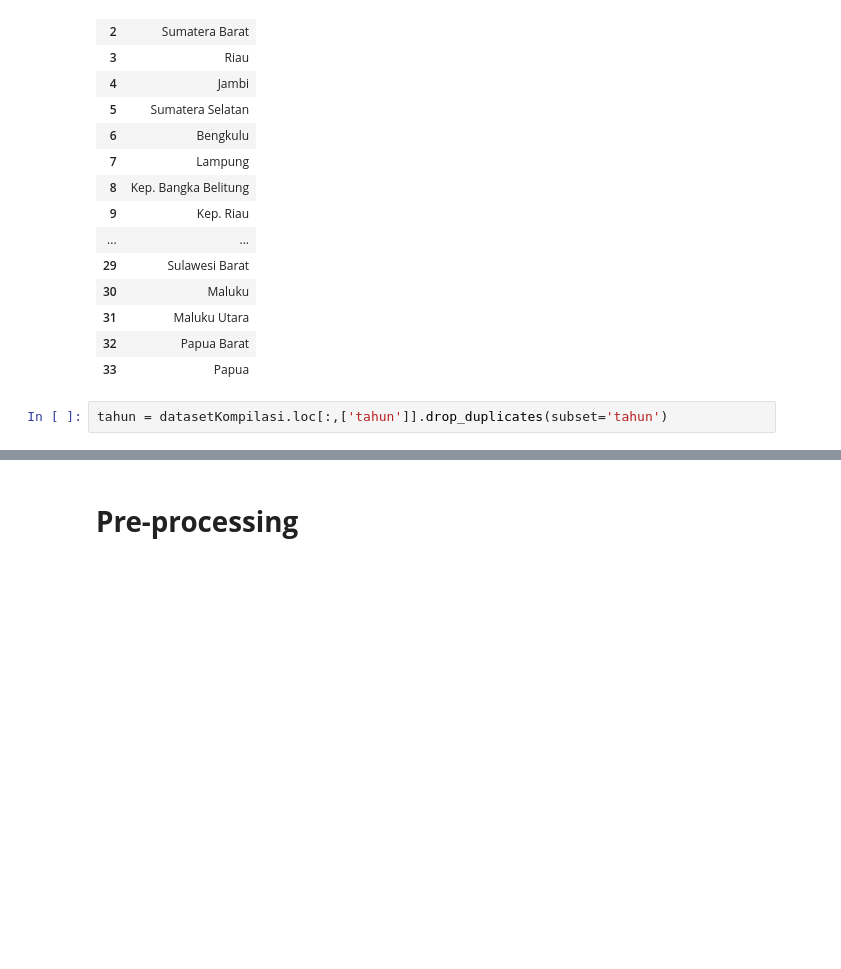
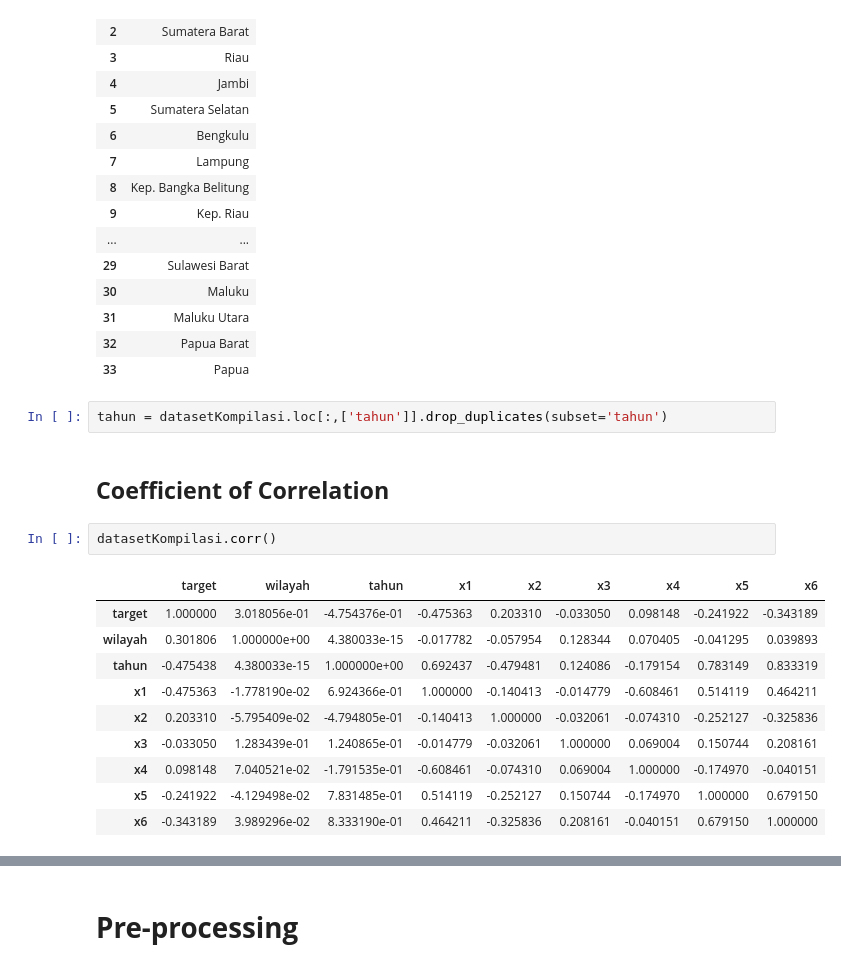
Before and after one commit to habib-roy/google-colab-source-code, a Jupyter notebook: Prediksi_Prevalensi_Stunting_menggunakan_OLS_Regresi.ipynb, the cells around one changed output, grey strips where cells are left out. Saved outputs shown, nothing was run; the diff lists cells and outputs as text; blank space fills up the shorter version.

```diff
--- a/Prediksi_Prevalensi_Stunting_menggunakan_OLS_Regresi.ipynb
+++ b/Prediksi_Prevalensi_Stunting_menggunakan_OLS_Regresi.ipynb
@@ -92,3 +96,18 @@ datasetProvinsi
 | 33 | Papua |
 # %%
 tahun = datasetKompilasi.loc[:,['tahun']].drop_duplicates(subset='tahun')
+# %% [markdown]
+## **Coefficient of Correlation**
+# %%
+datasetKompilasi.corr()
+# %% [output]
+|  | target | wilayah | tahun | x1 | x2 | x3 | x4 | x5 | x6 |
+| target | 1.000000 | 3.018056e-01 | -4.754376e-01 | -0.475363 | 0.203310 | -0.033050 | 0.098148 | -0.241922 | -0.343189 |
+| wilayah | 0.301806 | 1.000000e+00 | 4.380033e-15 | -0.017782 | -0.057954 | 0.128344 | 0.070405 | -0.041295 | 0.039893 |
+| tahun | -0.475438 | 4.380033e-15 | 1.000000e+00 | 0.692437 | -0.479481 | 0.124086 | -0.179154 | 0.783149 | 0.833319 |
+| x1 | -0.475363 | -1.778190e-02 | 6.924366e-01 | 1.000000 | -0.140413 | -0.014779 | -0.608461 | 0.514119 | 0.464211 |
+| x2 | 0.203310 | -5.795409e-02 | -4.794805e-01 | -0.140413 | 1.000000 | -0.032061 | -0.074310 | -0.252127 | -0.325836 |
+| x3 | -0.033050 | 1.283439e-01 | 1.240865e-01 | -0.014779 | -0.032061 | 1.000000 | 0.069004 | 0.150744 | 0.208161 |
+| x4 | 0.098148 | 7.040521e-02 | -1.791535e-01 | -0.608461 | -0.074310 | 0.069004 | 1.000000 | -0.174970 | -0.040151 |
+| x5 | -0.241922 | -4.129498e-02 | 7.831485e-01 | 0.514119 | -0.252127 | 0.150744 | -0.174970 | 1.000000 | 0.679150 |
+| x6 | -0.343189 | 3.989296e-02 | 8.333190e-01 | 0.464211 | -0.325836 | 0.208161 | -0.040151 | 0.679150 | 1.000000 |
```
Also changed, not shown: parts of 4 cells of this notebook.
